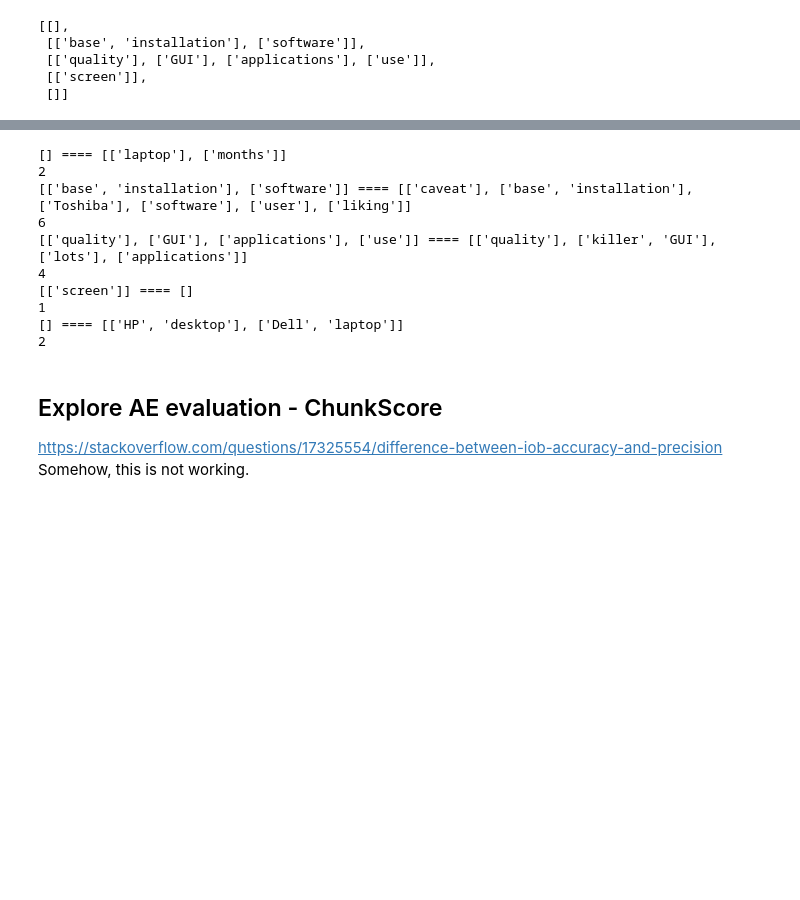
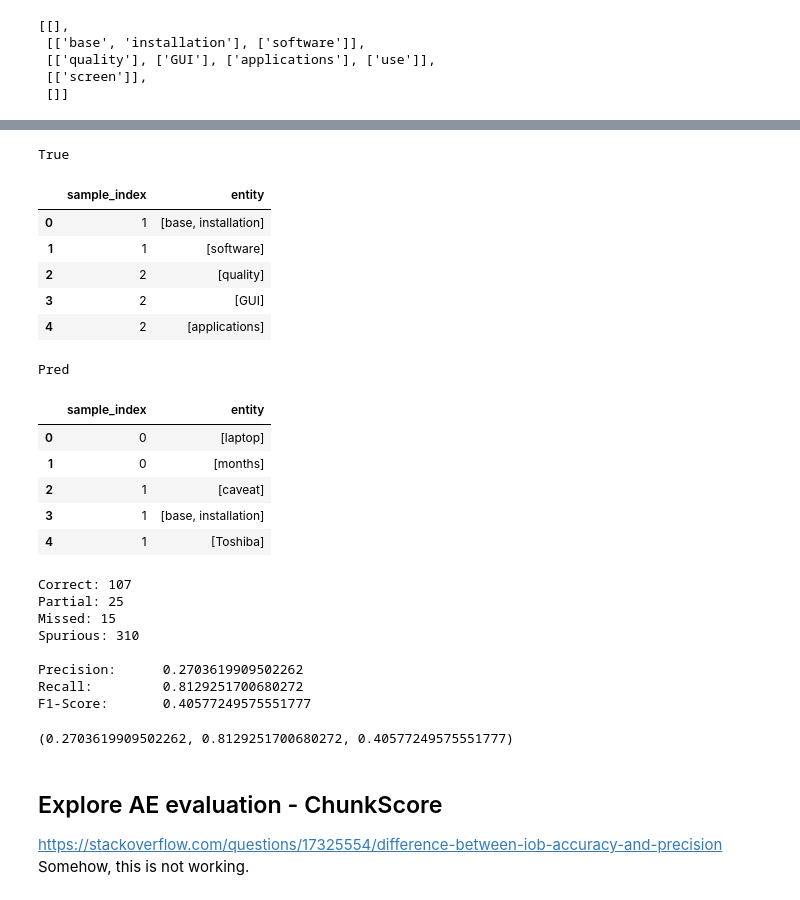
Before and after one commit to janehung04/w266-final, a Jupyter notebook: src/eda-data.ipynb, the cells around one changed output, grey strips where cells are left out. Cells and saved outputs as stored; diff of their text form; code cells hidden in the pictures; blank space fills up the shorter version.

```diff
--- a/src/eda-data.ipynb
+++ b/src/eda-data.ipynb
@@ -431,35 +505,50 @@ for el in range(len(gold_entitites[:5])):
-# %%
-def get_ae_eval_features(y_true,y_pred):
-    for el_true, el_pred in zip(y_true,y_pred):
-        print(el_true,'====',el_pred)
-        max_length = max(len(el_true),len(el_pred))
-        print(max_length)
-        for ind in range(max_length):
-
-get_ae_eval_features(gold_entitites[:5],prediction_entities[:5])
-# %% [output]
-[] ==== [['laptop'], ['months']]
-2
-[['base', 'installation'], ['software']] ==== [['caveat'], ['base', 'installation'], ['Toshiba'], ['software'], ['user'], ['liking']]
-6
-[['quality'], ['GUI'], ['applications'], ['use']] ==== [['quality'], ['killer', 'GUI'], ['lots'], ['applications']]
-4
-[['screen']] ==== []
-1
-[] ==== [['HP', 'desktop'], ['Dell', 'laptop']]
-2
 # %%
-def get_ae_eval(y_true, y_pred):
+def get_ae_eval(sentence_lst, y_true, y_pred):
     """
     Get entity recognition evaluations accoridng to the partial match SemEval strategy
     """
+    prediction_entities = get_entities(sentence_lst,y_pred)
+    gold_entities = get_entities(sentence_lst,y_true)
+
+    cor,par,mis,spu,inc = get_ae_eval_features(gold_entities,prediction_entities,verbose=False)
+
     pos_eval = cor + inc + par + mis
     act_eval = cor + inc + par + spu
 
     precision = (cor + .5 * par) / act_eval
     recall = (cor + .5 * par) / pos_eval
     f1 = ( 2* precision * recall) / (precision + recall)
+
+    print(f'\nPrecision: \t{precision}')
+    print(f'Recall: \t{recall}')
+    print(f'F1-Score: \t{f1}')
     return(precision, recall, f1)
+
+get_ae_eval(ae_laptop_dev_df.sentence,ae_laptop_dev_df.label,ae_laptop_dev_df.predictions)
+# %% [output]
+True
+|  | sample_index | entity |
+| 0 | 1 | [base, installation] |
+| 1 | 1 | [software] |
+| 2 | 2 | [quality] |
+| 3 | 2 | [GUI] |
+| 4 | 2 | [applications] |
+Pred
+|  | sample_index | entity |
+| 0 | 0 | [laptop] |
+| 1 | 0 | [months] |
+| 2 | 1 | [caveat] |
+| 3 | 1 | [base, installation] |
+| 4 | 1 | [Toshiba] |
+Correct: 107
+Partial: 25
+Missed: 15
+Spurious: 310
+
+Precision:      0.2703619909502262
+Recall:         0.8129251700680272
+F1-Score:       0.40577249575551777
+(0.2703619909502262, 0.8129251700680272, 0.40577249575551777)
 # %% [markdown]
 ## Explore AE evaluation - ChunkScore
 https://stackoverflow.com/questions/17325554/difference-between-iob-accuracy-and-precision
```
Also changed, not shown: parts of 2 cells of this notebook.
